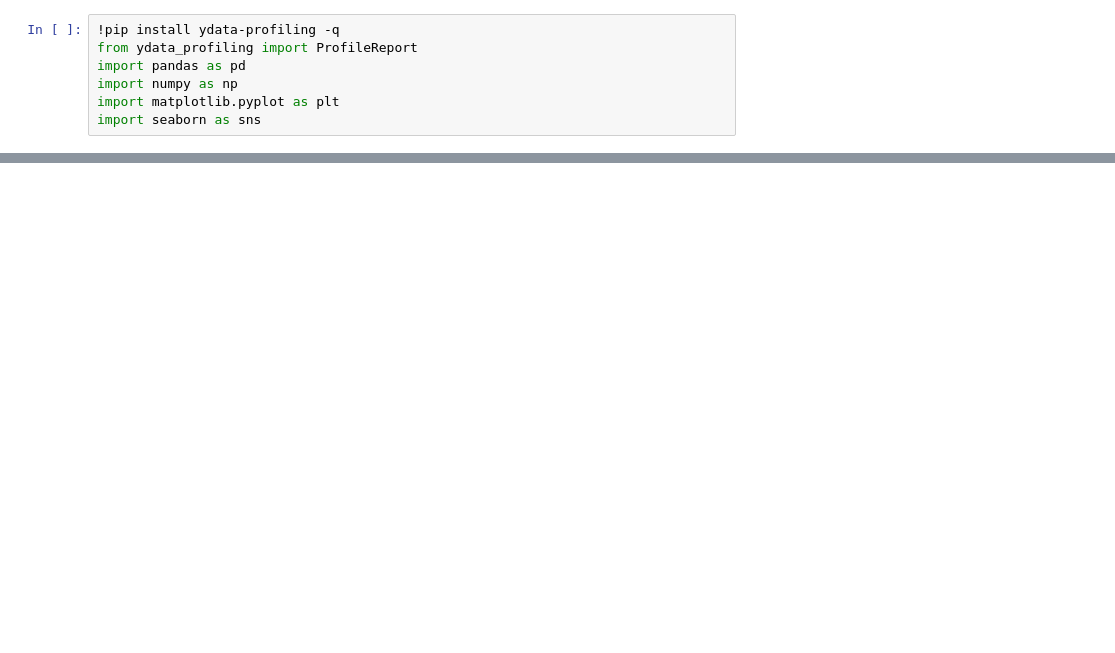
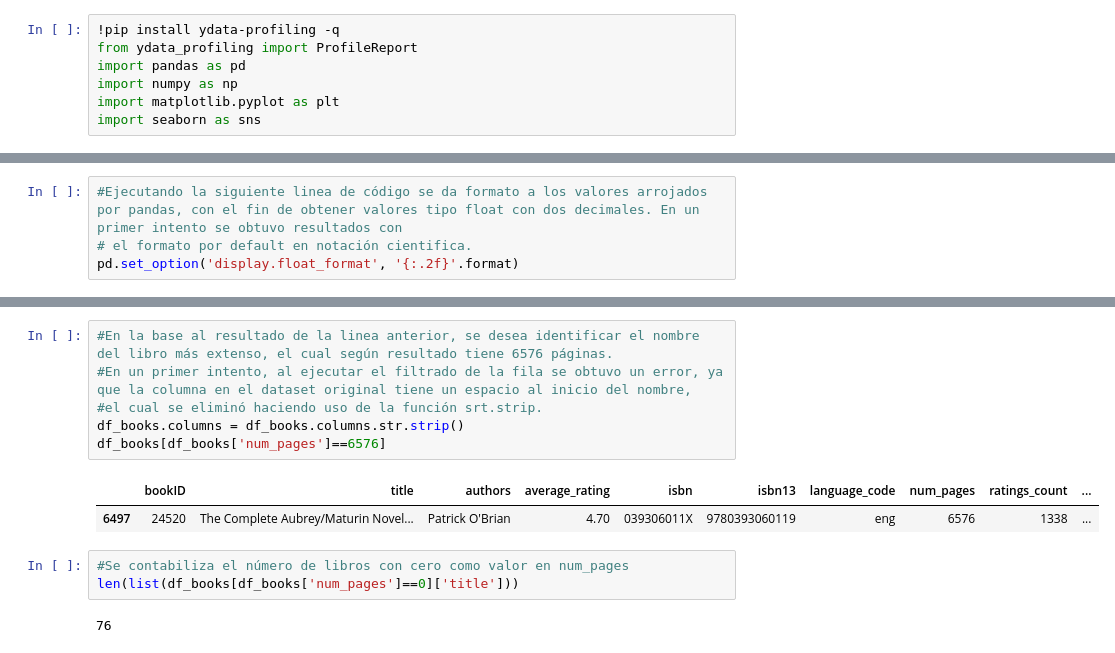
Before and after one commit to GuilleC1987/Tarea1_AIML, a Jupyter notebook: proyectoPython.ipynb, the cells around one changed output, grey strips where cells are left out. Drawn from its saved outputs; the diff is of its cells as text; blank space fills up the shorter version.

```diff
--- a/proyectoPython.ipynb
+++ b/proyectoPython.ipynb
@@ -13,2 +57,6 @@ df_books.head()
+# %%
+#Ejecutando la siguiente linea de código se da formato a los valores arrojados por pandas, con el fin de obtener valores tipo float con dos decimales. En un primer intento se obtuvo resultados con
+# el formato por default en notación cientifica.
+pd.set_option('display.float_format', '{:.2f}'.format)
 # %%
 df_books.describe().transpose()
@@ -18,0 +78,14 @@ df_books.shape
+# %%
+#En la base al resultado de la linea anterior, se desea identificar el nombre del libro más extenso, el cual según resultado tiene 6576 páginas.
+#En un primer intento, al ejecutar el filtrado de la fila se obtuvo un error, ya que la columna en el dataset original tiene un espacio al inicio del nombre,
+#el cual se eliminó haciendo uso de la función srt.strip.
+df_books.columns = df_books.columns.str.strip()
+df_books[df_books['num_pages']==6576]
+# %% [output]
+|  | bookID | title | authors | average_rating | isbn | isbn13 | language_code | num_pages | ratings_count | ... |
+| 6497 | 24520 | The Complete Aubrey/Maturin Novel... | Patrick O'Brian | 4.70 | 039306011X | 9780393060119 | eng | 6576 | 1338 | ... |
+# %%
+#Se contabiliza el número de libros con cero como valor en num_pages
+len(list(df_books[df_books['num_pages']==0]['title']))
+# %% [output]
+76
```
Also changed, not shown: parts of 14 cells of this notebook.
